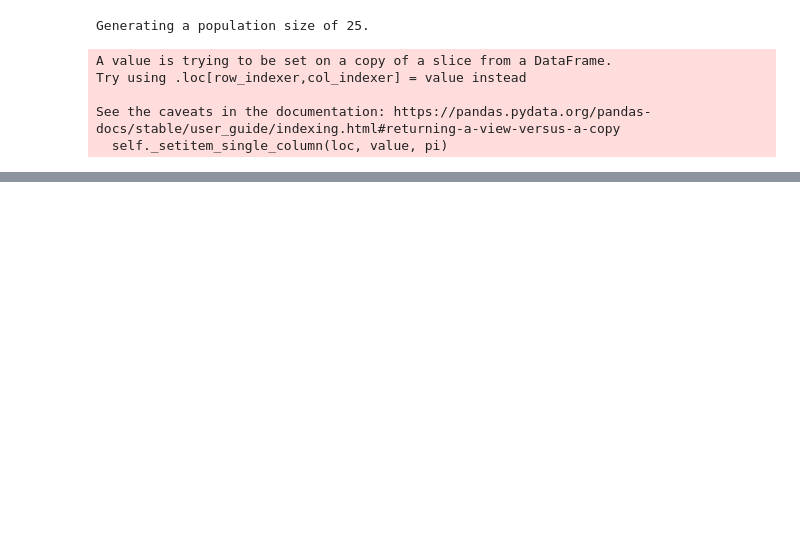
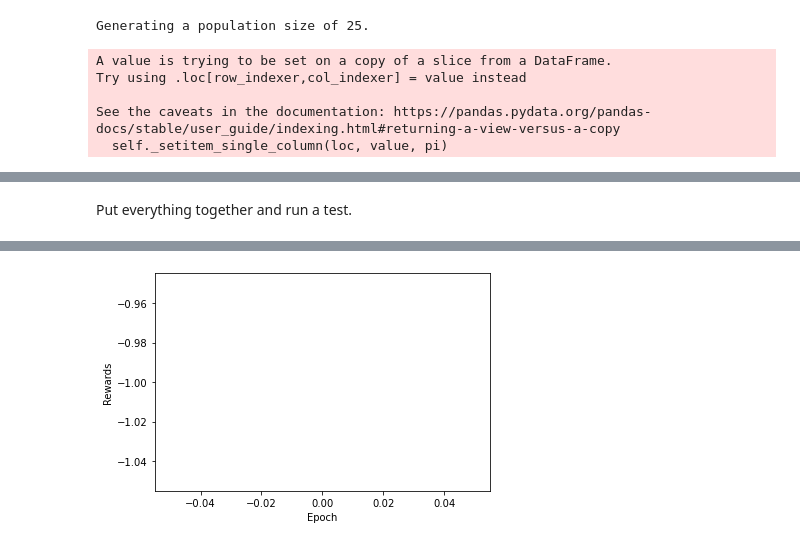
Before and after one commit to faGH/fa.intelligence.notebooks, a Jupyter notebook: labs/reinforcement_learning/courses/ai_for_games.ipynb, the cells around one changed output, grey strips where cells are left out. Cells and saved outputs as stored; diff of their text form; code cells hidden in the pictures; blank space fills up the shorter version.

Commit message:
[DEV]: Notebook state updates.

```diff
--- a/labs/reinforcement_learning/courses/ai_for_games.ipynb
+++ b/labs/reinforcement_learning/courses/ai_for_games.ipynb
@@ -158,0 +266,2 @@ for generation_index in range(generations):
+# %% [markdown]
+Put everything together and run a test.
@@ -158,0 +271,68 @@ for generation_index in range(generations):
+# %%
+alpha = 0.001 # Learning Rate
+memory_size = 50000
+memory_batch_size = 32
+gamma = 0.9 # Discount
+epsilon = 1. # Initially all actions are random. We will update this value as we go along.
+epsilon_decay = 0.995# Multiply epsilon by this after each step as to lower the chance of taking random actions / take more intelligent actions as we progress.
+# %%
+# Training environment.
+env = gym.make('MountainCar-v0')
+n_inputs = env.observation_space.shape[0]
+n_outputs = env.action_space.n
+# %%
+model = build_network(n_inputs, n_outputs, learning_rate=alpha)
+memory = ExperienceMemory(memory_size, gamma)
+# %%
+# Initialize training.
+epoch = 0
+current_state = np.zeros((1, n_inputs))
+next_state = current_state
+total_reward = 0
+rewards = list()
+
+while epoch < 1:
+    epoch += 1
+
+    # Play the game.
+    env.reset()
+    current_state = np.zeros((1, n_inputs))
+    next_state = current_state
+    terminal = False
+
+    while not terminal:
+        # Take a random action when below the epsilon.
+        if np.random.rand() <= epsilon:
+            action = np.random.choice(env.action_space.n)
+        # Take an intelligent action.
+        else:
+            q_values = model.predict(current_state)[0] # We only care about the columns so we select the first row.
+            action = np.argmax(q_values) # Get the highest Q value predicted.
+
+        # Update the environment.
+        next_state[0], reward, terminal, info = env.step(action=action)
+        total_reward += reward
+
+        # Remember new experience.
+        memory.remember([ current_state, action, reward, next_state ], terminal)
+
+        # Train the AI and update the current state.
+        inputs, targets = memory.get_batch(model=model, batch_size=memory_batch_size)
+        model.train_on_batch(inputs, targets)
+
+        current_state = next_state
+
+    # Lower epsilon as to take less random actions as we progress.
+    epsilon *= epsilon_decay
+
+    print(f'Epoch {epoch} > Epsilon: {round(epsilon, 5)} > Total Reward: {round(total_reward, 2)}')
+
+    rewards.append(reward)
+    total_reward = 0
+
+plt.plot(rewards)
+plt.xlabel('Epoch')
+plt.ylabel('Rewards')
+plt.show()
+env.close()
+# %% [output]
@@ -158,0 +344 @@ for generation_index in range(generations):
+[figure, added]
```
Also changed, not shown: parts of 20 cells of this notebook, 1 other file.
